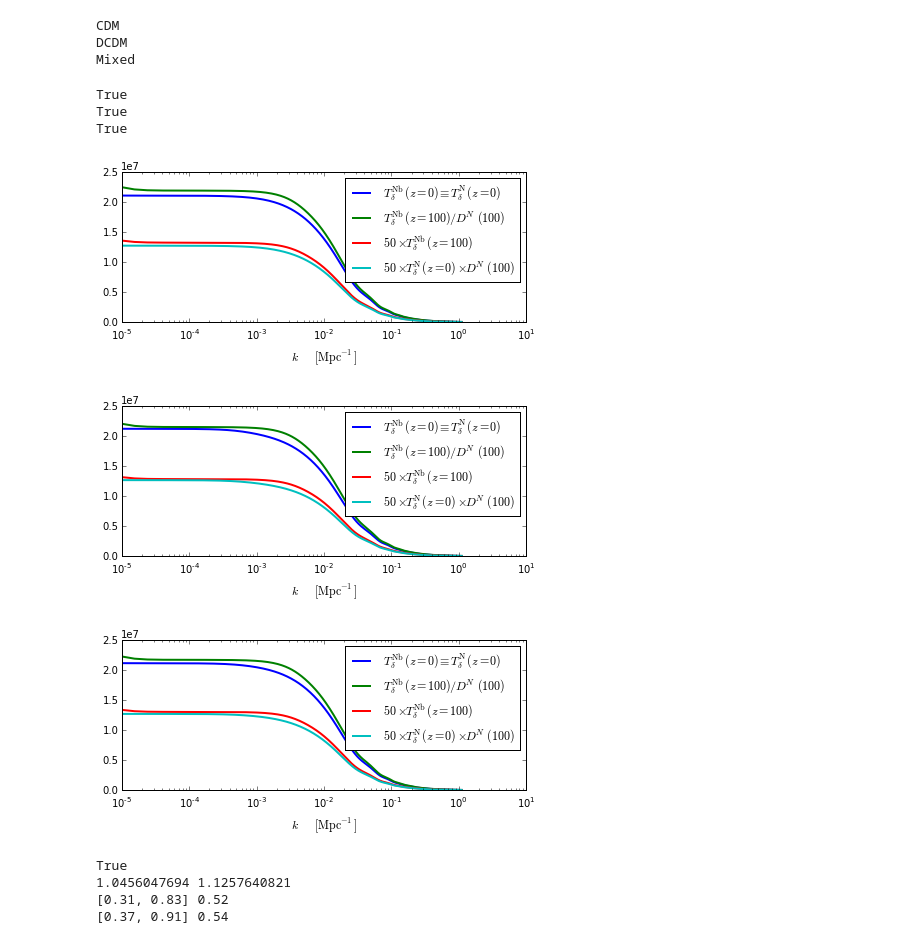
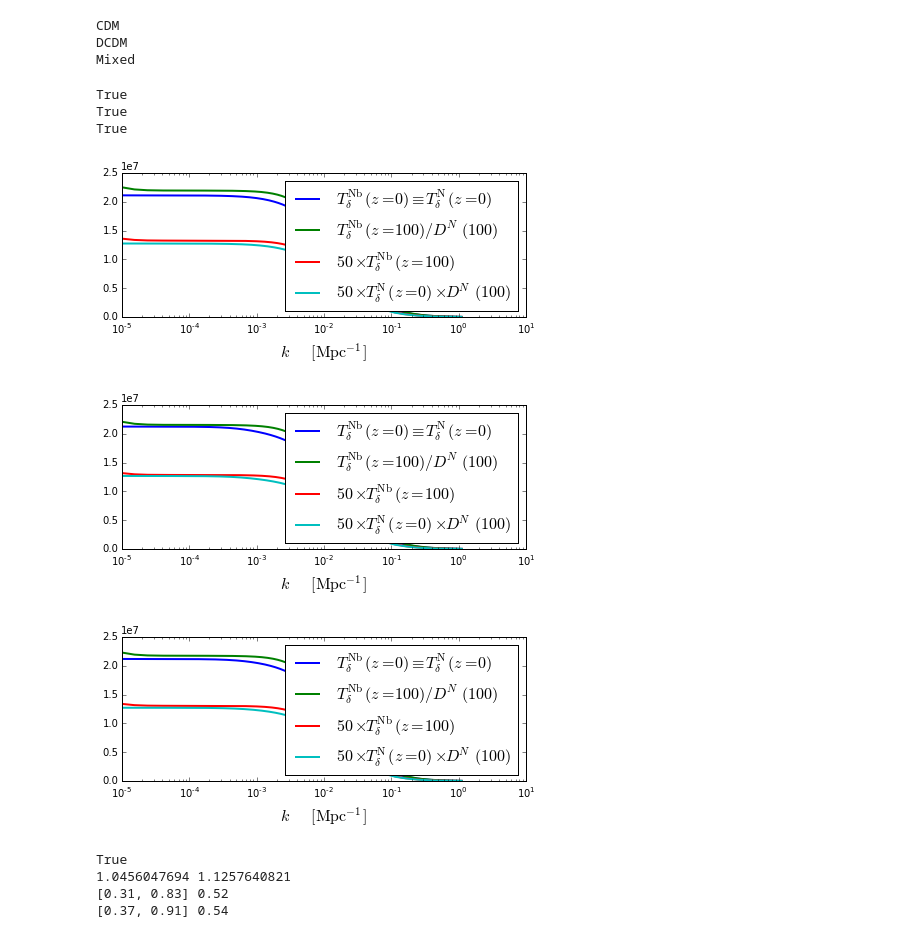
Before and after one commit to ThomasTram/CLASSmods, a Jupyter notebook: NewBackscalingPlots2.ipynb, the cells around one changed output. Cells and saved outputs as stored; diff of their text form; code cells hidden in the pictures.

```diff
--- a/NewBackscalingPlots2.ipynb
+++ b/NewBackscalingPlots2.ipynb
@@ -986,41 +986,42 @@ CDM
 DCDM
 Mixed
 # %%
+fs=16
 for M in models:
     plt.figure(figsize=(figwidth2,figheight1))
     z=100.
     tr100 = cosmo3[M].get_transfer(z)
     tr0 = cosmo3[M].get_transfer(0.)
     deltaNb100 = tr100['delta_Nb']
     deltaNb0 = tr0['delta_Nb']
     deltaN0 = deltaNb0
     bg = cosmo[M].get_background()
     grow_interp = interpolate.interp1d(bg['z'],bg['gr.fac. D']/bg['gr.fac. D'][-1])
     deltaN100 = deltaN0*grow_interp(z)
     deltaNb0_Newtonian = deltaNb100/grow_interp(z)
 
     k0 = tr0['k (h/Mpc)']*cosmo[M].h()
     k1 = tr100['k (h/Mpc)']*cosmo[M].h()
 
     k2 = k0*k0
     print np.allclose(k0,k1)
 
     plt.semilogx(k0,-deltaNb0/k2,label=r'$T_\delta^\mathrm{Nb}(z=0)\equiv T_\delta^\mathrm{N}(z=0)$',lw=lw)
     plt.semilogx(k0,-deltaNb0_Newtonian/k2,label=r'$T_\delta^\mathrm{Nb}(z=100)/D^N(100)$',lw=lw)
     plt.semilogx(k0,-50*deltaNb100/k2,label=r'$50 \times T_\delta^\mathrm{Nb}(z=100)$',lw=lw)
     plt.semilogx(k0,-50*deltaN100/k2,label=r'$50 \times T_\delta^\mathrm{N}(z=0)\times D^N(100)$',lw=lw)
     plt.xlabel(r'$k\quad [\mathrm{Mpc}^{-1}]$',fontsize=fs)
-    plt.legend(fontsize=fs)
+    lgd=plt.legend(fontsize=fs)
     plt.xlim([1e-5,10.0])
     plt.tight_layout()
     plt.savefig('Kazuya_'+M+'.pdf',bbox_extra_artists=(lgd,), bbox_inches='tight')
 # %% [output]
 True
 True
 True
-[figure, old version]
+[figure, new version]
-[figure, old version]
+[figure, new version]
-[figure, old version]
+[figure, new version]
 # %%
 fs = 20
 delta_y = 1e6
```
Also changed, not shown: parts of 8 cells of this notebook, 1 other file.
